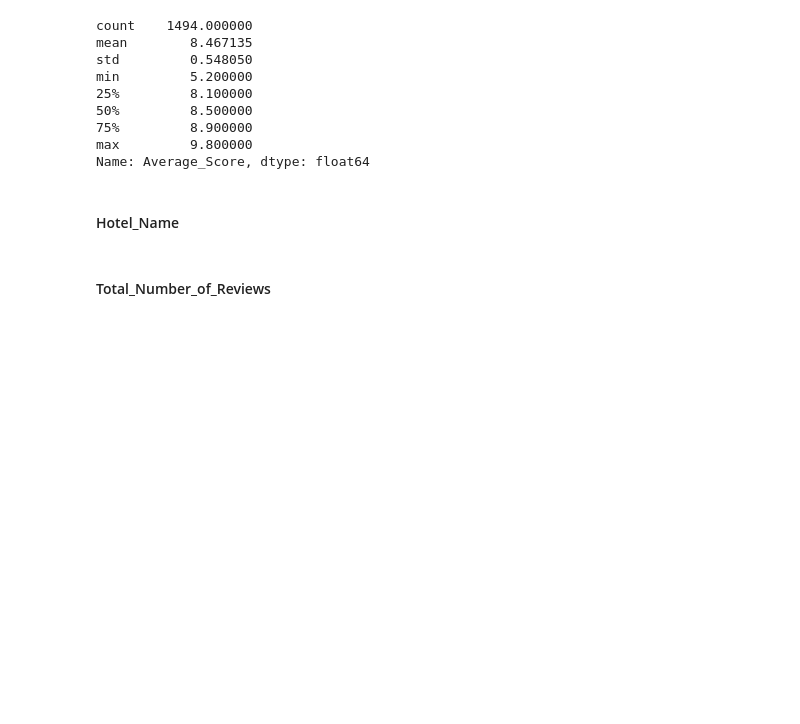
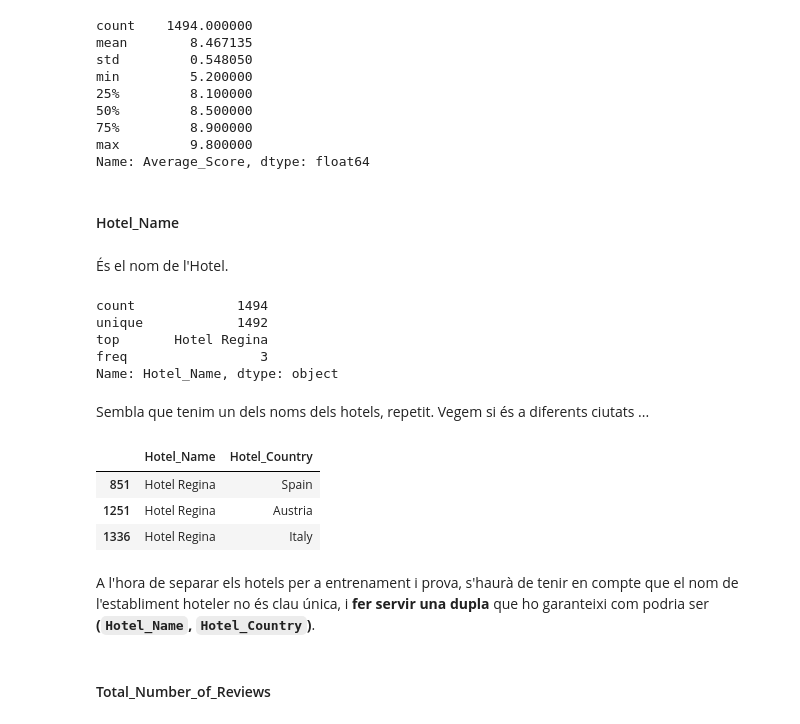
Before and after one commit to llublad/MUSI-AA, a Jupyter notebook: musi-aa-modulo1/W6/practica/hr_features_study.ipynb, the cells around one changed output. Cells and saved outputs as stored; diff of their text form; code cells hidden in the pictures; blank space fills up the shorter version.

```diff
--- a/musi-aa-modulo1/W6/practica/hr_features_study.ipynb
+++ b/musi-aa-modulo1/W6/practica/hr_features_study.ipynb
@@ -261,6 +261,32 @@ max         9.800000
 Name: Average_Score, dtype: float64
 # %% [markdown]
 #### Hotel_Name
+# %% [markdown]
+És el nom de l'Hotel.
+# %%
+df_hotel['Hotel_Name'].describe()
+# %% [output]
+count             1494
+unique            1492
+top       Hotel Regina
+freq                 3
+Name: Hotel_Name, dtype: object
+# %% [markdown]
+Sembla que tenim un dels noms dels hotels, repetit.
+Vegem si és a diferents ciutats ...
+# %%
+df_hotel[df_hotel['Hotel_Name'] == 'Hotel Regina'][['Hotel_Name', 'Hotel_Country']]
+# %% [output]
+|  | Hotel_Name | Hotel_Country |
+| 851 | Hotel Regina | Spain |
+| 1251 | Hotel Regina | Austria |
+| 1336 | Hotel Regina | Italy |
+# %% [markdown]
+A l'hora de separar els hotels per a entrenament i prova,
+s'haurà de tenir en compte que el nom de l'establiment hoteler no és
+clau única, i **fer servir una dupla**
+que ho garanteixi com podria ser
+**(`Hotel_Name`, `Hotel_Country`)**.
 # %% [markdown]
 #### Total_Number_of_Reviews
 # %% [markdown]
```
Also changed, not shown: parts of 1 cell of this notebook, 1 other file.
